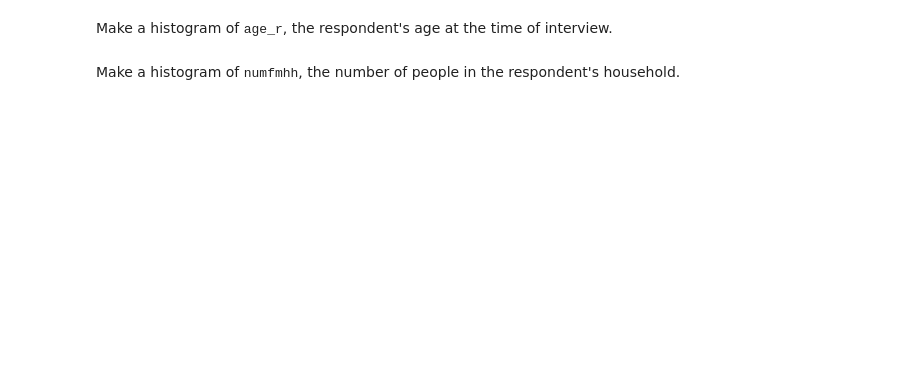
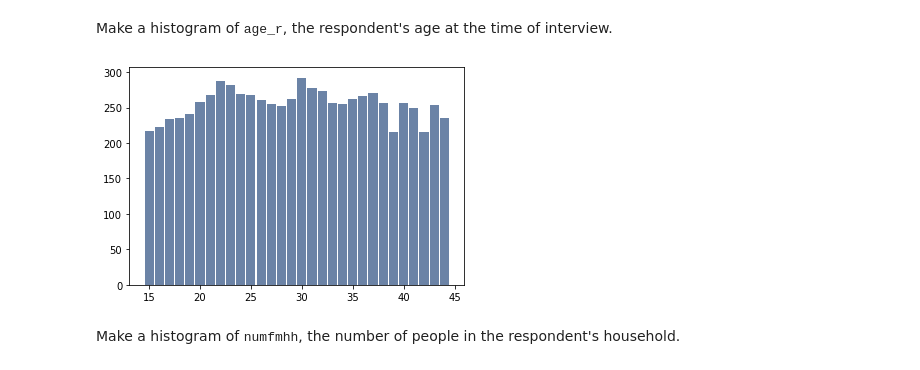
Before and after one commit to robert-impey/ThinkStats2, a Jupyter notebook: code/chap02ex.ipynb, the cells around one changed output. Cells and saved outputs as stored; diff of their text form; code cells hidden in the pictures; blank space fills up the shorter version.

```diff
--- a/code/chap02ex.ipynb
+++ b/code/chap02ex.ipynb
@@ -269,2 +270,7 @@ Make a histogram of <tt>age_r</tt>, the respondent's age at the time of intervie
+# %%
+age_r_hist = thinkstats2.Hist(resp["age_r"])
+thinkplot.Hist(age_r_hist)
+# %% [output]
+[figure, added]
 # %% [markdown]
 Make a histogram of <tt>numfmhh</tt>, the number of people in the respondent's household.
```
Also changed, not shown: parts of 13 cells of this notebook.
